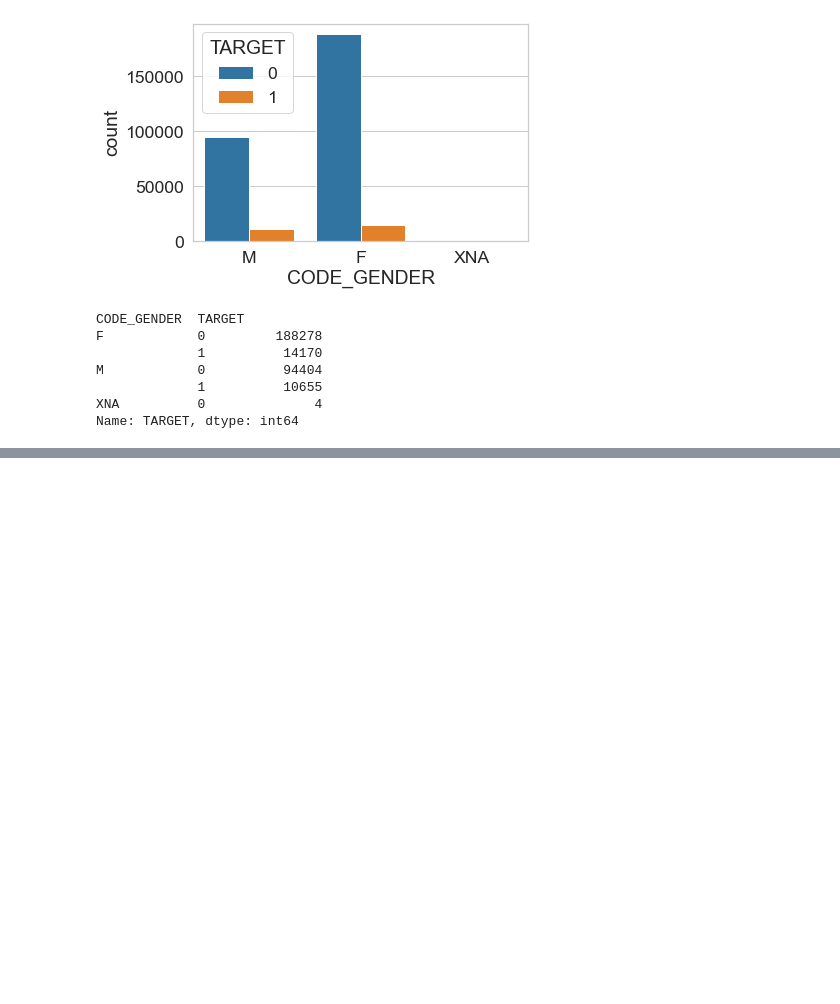
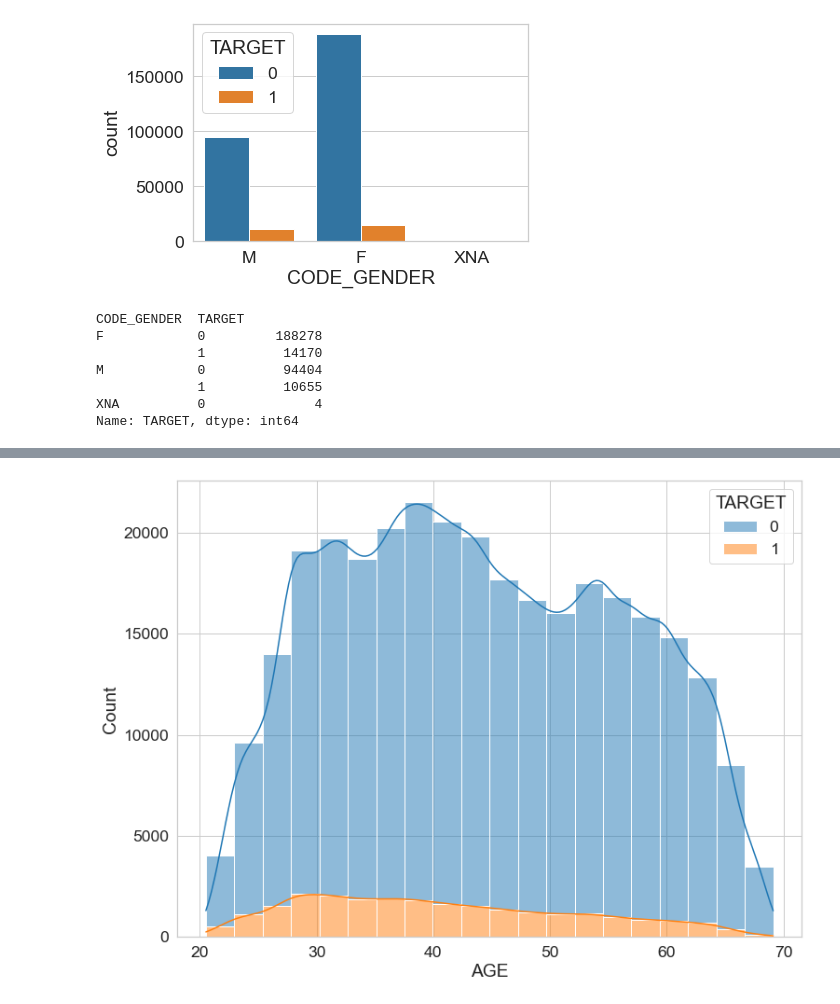
Before and after one commit to gitadum/credit_risk_rating, a Jupyter notebook: 00_notebooks/02_Exploration.ipynb, the cells around one changed output, grey strips where cells are left out. Saved outputs shown, nothing was run; the diff lists cells and outputs as text; code cells hidden in the pictures; blank space fills up the shorter version.

```diff
--- a/00_notebooks/02_Exploration.ipynb
+++ b/00_notebooks/02_Exploration.ipynb
@@ -802,0 +934,3 @@ Name: TARGET, dtype: int64
+# %%
+df.loc[:, 'AGE'] = - df.loc[:, 'DAYS_BIRTH'] / 365.0
+print(df.AGE.describe())
@@ -802,0 +947,8 @@ Name: TARGET, dtype: int64
+# %%
+fig, ax = plt.subplots(figsize=(12,9))
+sns.histplot(x='AGE', data=df, bins=20,
+             hue='TARGET', multiple='stack', kde=True,
+             ax=ax)
+plt.show()
+# %% [output]
+[figure, added]
```
Also changed, not shown: parts of 16 cells of this notebook.
